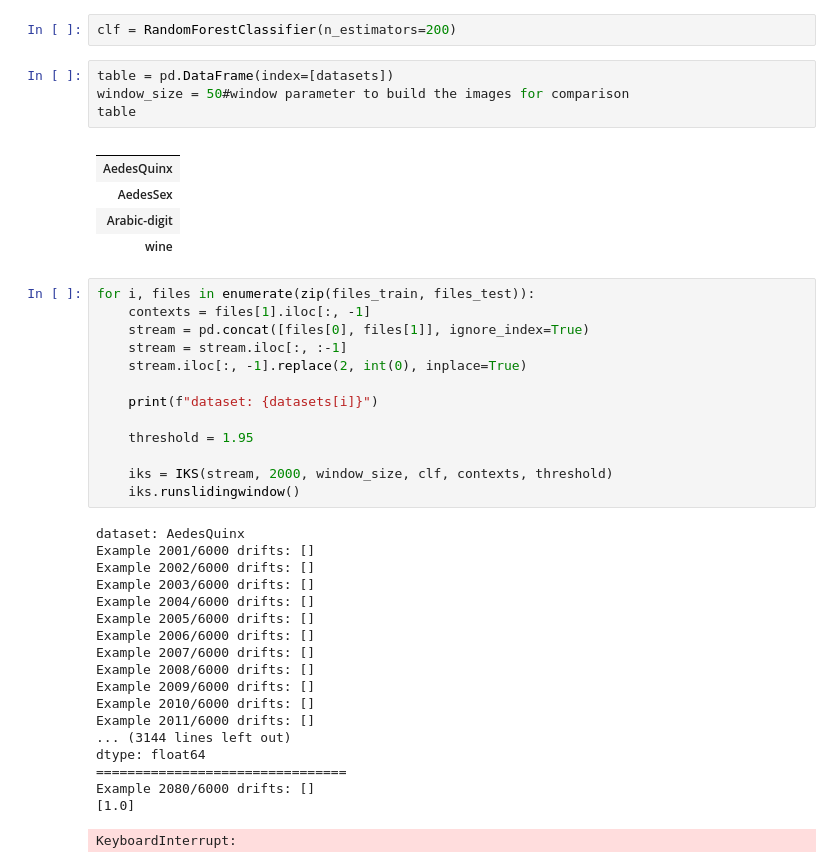
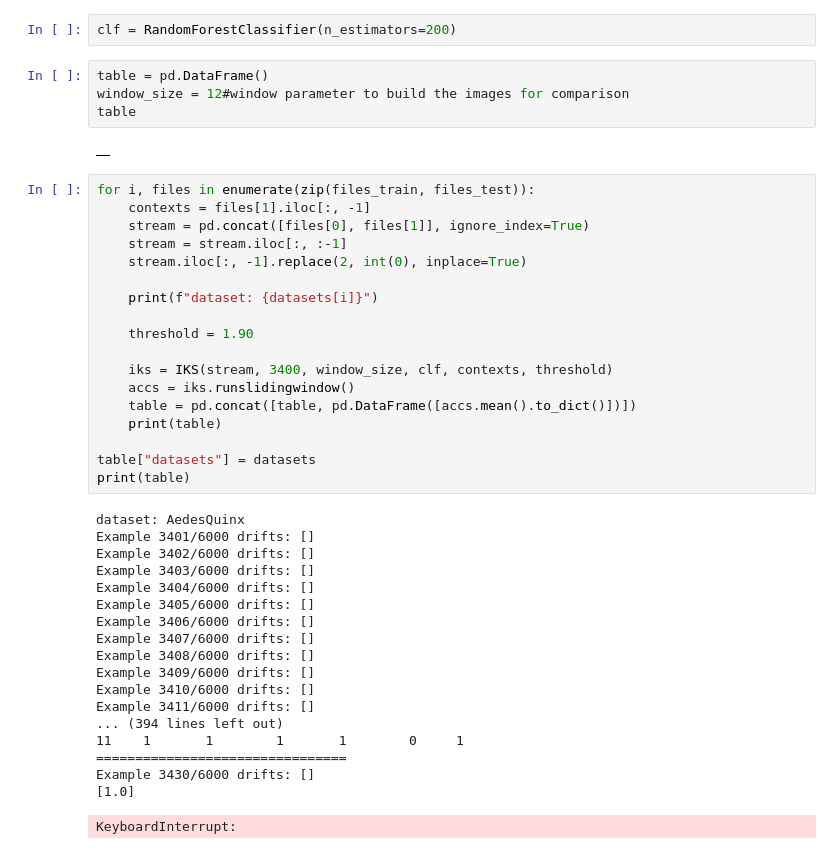
Before and after one commit to luizfernandolj/DataStreams-Quantification, a Jupyter notebook: Test.ipynb, the cells around one changed output. Saved outputs shown, nothing was run; the diff lists cells and outputs as text.

```diff
--- a/Test.ipynb
+++ b/Test.ipynb
@@ -43,15 +42,11 @@ print(files_test)
 # %%
 clf = RandomForestClassifier(n_estimators=200)
 # %%
-table = pd.DataFrame(index=[datasets])
-window_size = 50#window parameter to build the images for comparison
+table = pd.DataFrame()
+window_size = 12#window parameter to build the images for comparison
 table
 # %% [output]
 |  |
-| AedesQuinx |
-| AedesSex |
-| Arabic-digit |
-| wine |
 # %%
 for i, files in enumerate(zip(files_train, files_test)):
     contexts = files[1].iloc[:, -1]
@@ -61,26 +56,31 @@ for i, files in enumerate(zip(files_train, files_test)):
 
     print(f"dataset: {datasets[i]}")
 
-    threshold = 1.95
+    threshold = 1.90
 
-    iks = IKS(stream, 2000, window_size, clf, contexts, threshold)
-    iks.runslidingwindow()
+    iks = IKS(stream, 3400, window_size, clf, contexts, threshold)
+    accs = iks.runslidingwindow()
+    table = pd.concat([table, pd.DataFrame([accs.mean().to_dict()])])
+    print(table)
+
+table["datasets"] = datasets
+print(table)
 # %% [output]
 dataset: AedesQuinx
-Example 2001/6000 drifts: []
-Example 2002/6000 drifts: []
-Example 2003/6000 drifts: []
-Example 2004/6000 drifts: []
-Example 2005/6000 drifts: []
-Example 2006/6000 drifts: []
-Example 2007/6000 drifts: []
-Example 2008/6000 drifts: []
-Example 2009/6000 drifts: []
-Example 2010/6000 drifts: []
-Example 2011/6000 drifts: []
-... (3144 lines left out)
-dtype: float64
+Example 3401/6000 drifts: []
+Example 3402/6000 drifts: []
+Example 3403/6000 drifts: []
+Example 3404/6000 drifts: []
+Example 3405/6000 drifts: []
+Example 3406/6000 drifts: []
+Example 3407/6000 drifts: []
+Example 3408/6000 drifts: []
+Example 3409/6000 drifts: []
+Example 3410/6000 drifts: []
+Example 3411/6000 drifts: []
+... (394 lines left out)
+11    1       1        1       1        0     1
 ================================
-Example 2080/6000 drifts: []
+Example 3430/6000 drifts: []
 [1.0]
 KeyboardInterrupt:
```
Also changed, not shown: parts of 2 cells of this notebook, 4 other files.
